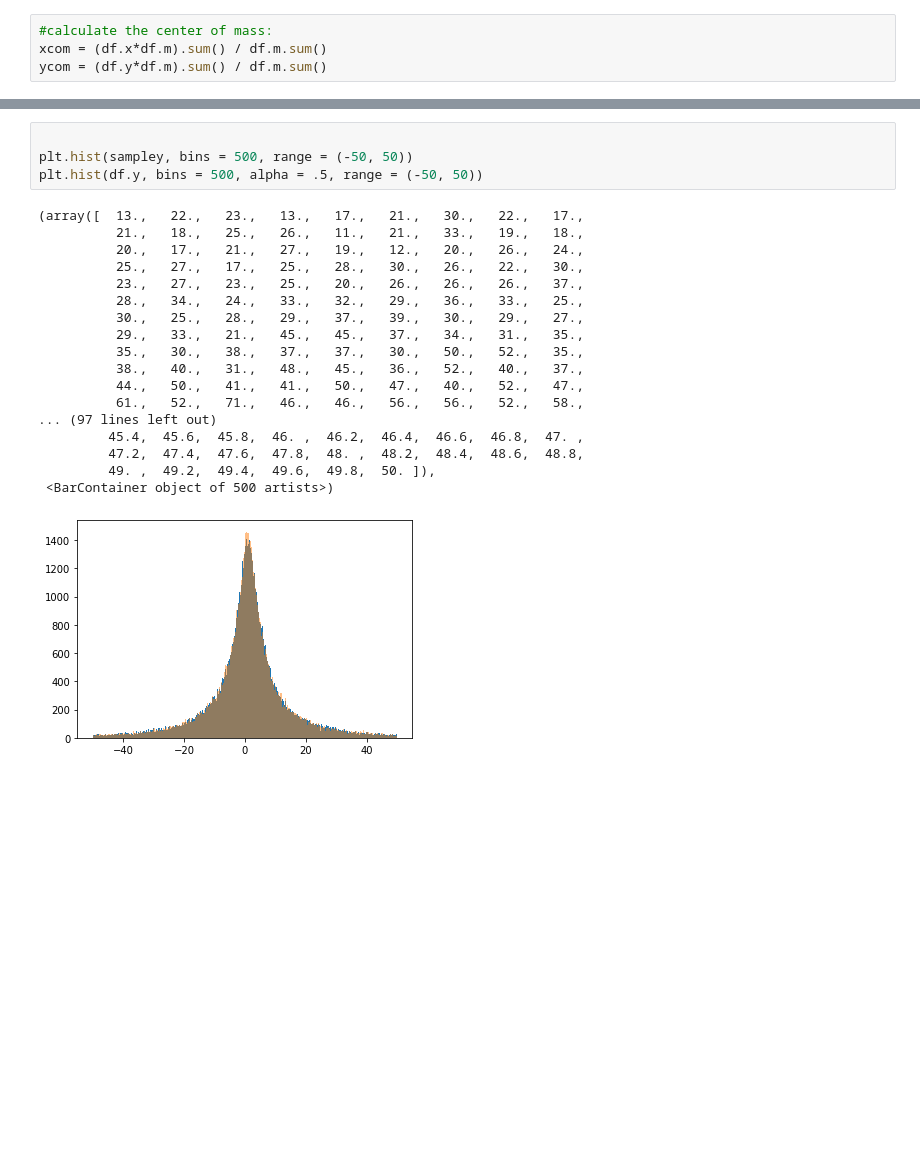
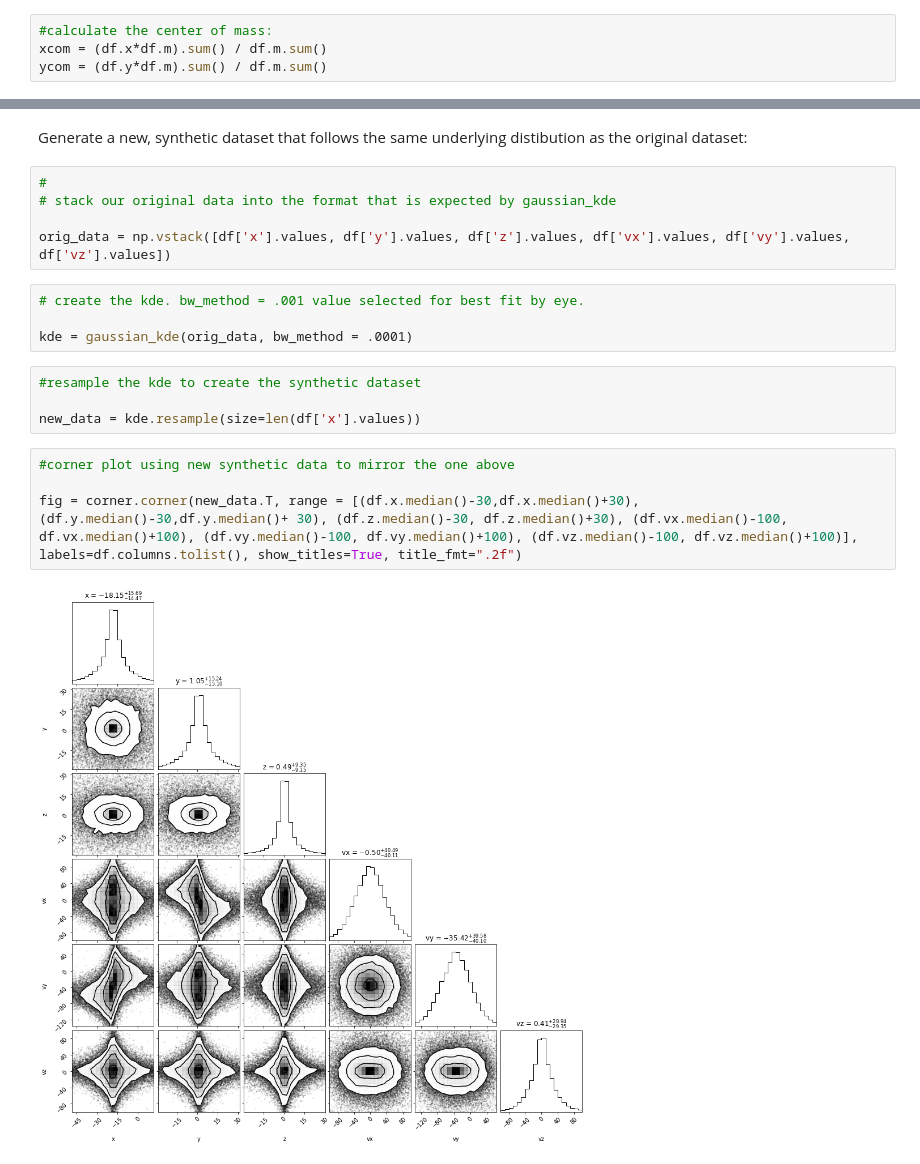
Before and after one commit to janeisbright/Research_Data_Foundations_Final_Project, a Jupyter notebook: NSC_statistical_analysis.ipynb, the cells around one changed output, grey strips where cells are left out. Drawn from its saved outputs; the diff is of its cells as text; blank space fills up the shorter version.

Commit message:
6D kde and corner plot

```diff
--- a/NSC_statistical_analysis.ipynb
+++ b/NSC_statistical_analysis.ipynb
@@ -110,23 +75,21 @@ sampley = ykde.resample(size = 131074)[0]
-# %%
-
-plt.hist(sampley, bins = 500, range = (-50, 50))
-plt.hist(df.y, bins = 500, alpha = .5, range = (-50, 50))
-# %% [output]
-(array([  13.,   22.,   23.,   13.,   17.,   21.,   30.,   22.,   17.,
-          21.,   18.,   25.,   26.,   11.,   21.,   33.,   19.,   18.,
-          20.,   17.,   21.,   27.,   19.,   12.,   20.,   26.,   24.,
-          25.,   27.,   17.,   25.,   28.,   30.,   26.,   22.,   30.,
-          23.,   27.,   23.,   25.,   20.,   26.,   26.,   26.,   37.,
-          28.,   34.,   24.,   33.,   32.,   29.,   36.,   33.,   25.,
-          30.,   25.,   28.,   29.,   37.,   39.,   30.,   29.,   27.,
-          29.,   33.,   21.,   45.,   45.,   37.,   34.,   31.,   35.,
-          35.,   30.,   38.,   37.,   37.,   30.,   50.,   52.,   35.,
-          38.,   40.,   31.,   48.,   45.,   36.,   52.,   40.,   37.,
-          44.,   50.,   41.,   41.,   50.,   47.,   40.,   52.,   47.,
-          61.,   52.,   71.,   46.,   46.,   56.,   56.,   52.,   58.,
-... (97 lines left out)
-         45.4,  45.6,  45.8,  46. ,  46.2,  46.4,  46.6,  46.8,  47. ,
-         47.2,  47.4,  47.6,  47.8,  48. ,  48.2,  48.4,  48.6,  48.8,
-         49. ,  49.2,  49.4,  49.6,  49.8,  50. ]),
- <BarContainer object of 500 artists>)
-[figure, removed]
+# %% [markdown]
+Generate a new, synthetic dataset that follows the same underlying distibution as the original dataset:
+# %%
+#
+# stack our original data into the format that is expected by gaussian_kde
+
+orig_data = np.vstack([df['x'].values, df['y'].values, df['z'].values, df['vx'].values, df['vy'].values, df['vz'].values])
+# %%
+# create the kde. bw_method = .001 value selected for best fit by eye.
+
+kde = gaussian_kde(orig_data, bw_method = .0001)
+# %%
+#resample the kde to create the synthetic dataset
+
+new_data = kde.resample(size=len(df['x'].values))
+# %%
+#corner plot using new synthetic data to mirror the one above
+
+fig = corner.corner(new_data.T, range = [(df.x.median()-30,df.x.median()+30), (df.y.median()-30,df.y.median()+ 30), (df.z.median()-30, df.z.median()+30), (df.vx.median()-100, df.vx.median()+100), (df.vy.median()-100, df.vy.median()+100), (df.vz.median()-100, df.vz.median()+100)], labels=df.columns.tolist(), show_titles=True, title_fmt=".2f")
+# %% [output]
+[figure, added]
```
Also changed, not shown: parts of 7 cells of this notebook.
